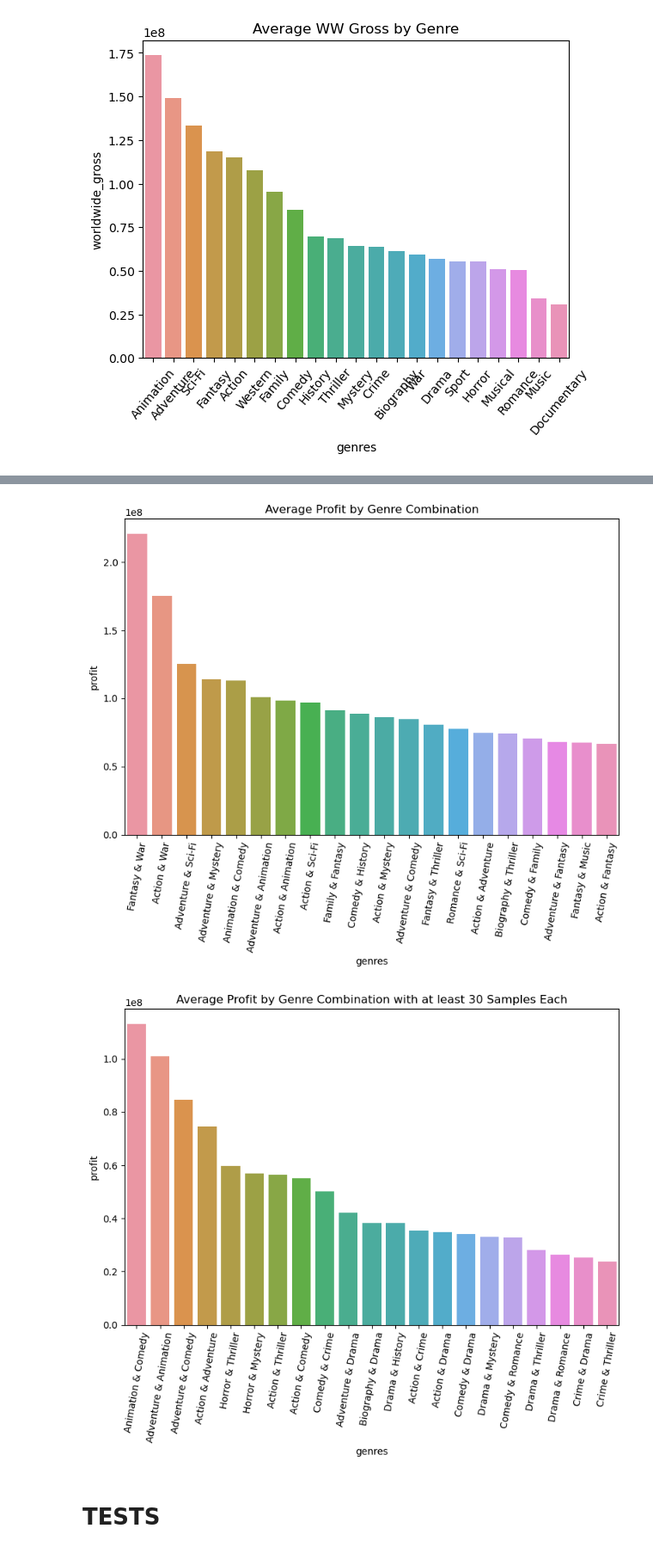
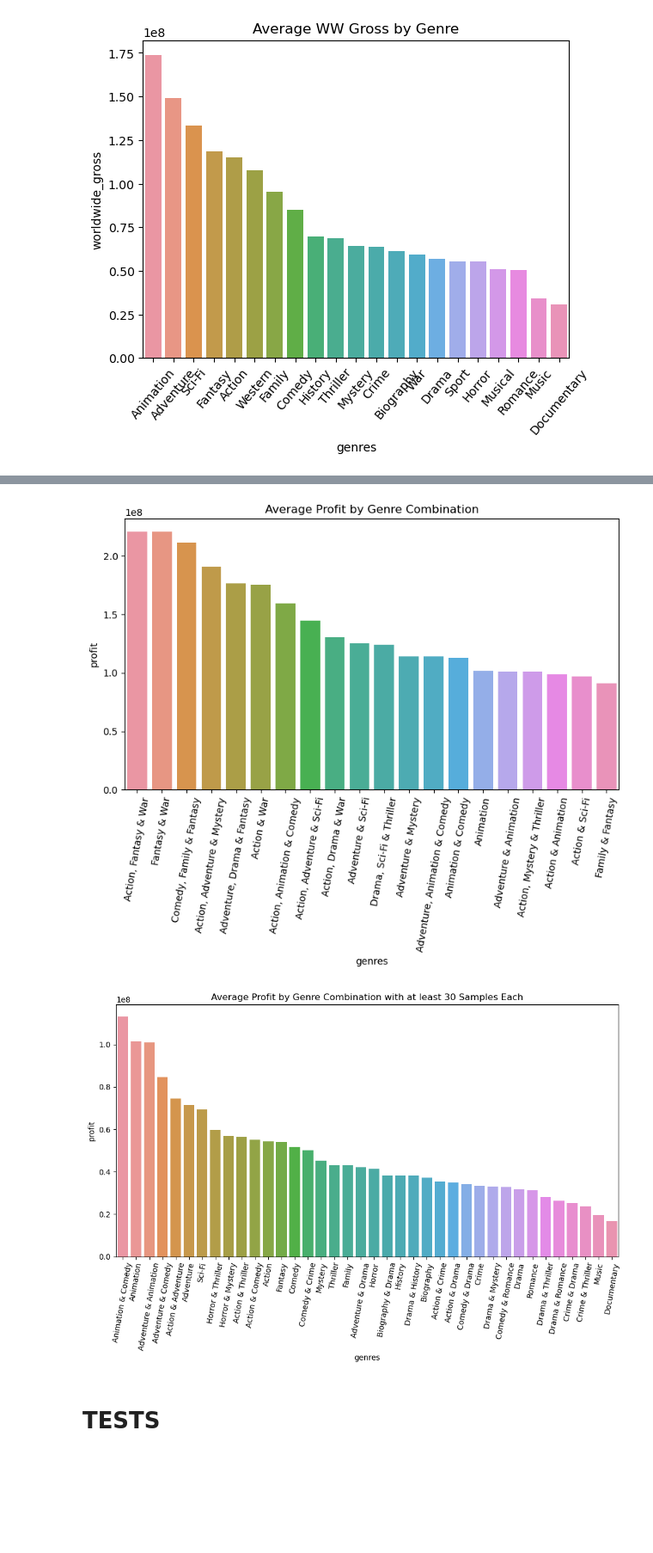
Before and after one commit to alexanderdaffara/Movies_Insights_EDA, a Jupyter notebook: Alex-Notebook.ipynb, the cells around one changed output, grey strips where cells are left out. Shown: that part at 86% size. Cells and saved outputs as stored; diff of their text form; code cells hidden in the pictures; blank space fills up the shorter version.

Commit message:
updated genre-grams to 3,2 and 1 grams

```diff
--- a/Alex-Notebook.ipynb
+++ b/Alex-Notebook.ipynb
@@ -432,14 +432,16 @@ plt.show()
 [figure]
 # %%
 # profit_genreTuples_df has genres tuples for each film split (exploded) into multiple rows
-# (max of 2 genre's per row)
 genreTuples_df = movie_basics_df.dropna(subset=['genres'])[['movie_id','primary_title','start_year','genres']]
 genreTuples_df['genres'] = genreTuples_df['genres'].map(lambda x: tuple(x.split(',')))
 profit_genreTuples_df = modern_budgets_df.merge(genreTuples_df,
                                                 how='inner',
                                                 left_on=['movie','release_year'],
                                                 right_on=['primary_title', 'start_year'])[['profit','genres']]
+# FOR CONCATENATED VERSION
+exploded = profit_genreTuples_df.explode('genres')
 
+# ONLY EXPLODING 3-GRAMS INTO 2-GRAMS
 for i in profit_genreTuples_df.index:
     row = profit_genreTuples_df.iloc[i]
 
@@ -457,7 +459,13 @@ for i in profit_genreTuples_df.index:
         new_row['genres'] = (genres[1],genres[2])
         profit_genreTuples_df = profit_genreTuples_df.append(new_row, ignore_index=True)
 
-profit_genreTuples_df = profit_genreTuples_df.loc[profit_genreTuples_df['genres'].map(lambda x: True if len(x) < 3 else False)]
-profit_genreTuples_df
+
+# REMOVING 3-GRAMS
+# profit_genreTuples_df = profit_genreTuples_df.loc[profit_genreTuples_df['genres'].map(lambda x: True if len(x) < 3 else False)]
+two_grams = profit_genreTuples_df.loc[profit_genreTuples_df['genres'].map(lambda x: True if len(x) >= 2 else False)]
+concatted = pd.concat([two_grams,exploded])
+
+profit_genreTuples_df = concatted
+concatted
 # %% [output]
 |  | profit | genres |
@@ -481,10 +496,14 @@ fig, ax = plt.subplots(figsize=(8,7))
 
 xlabels = []
 for g in grouped_tuples_df.index:
-    if len(g) == 2:
-        xlabels.append('{} & {}'.format(g[0],g[1]))
+    if type(g) == tuple:
+        if len(g) == 3:
+            xlabels.append('{}, {} & {}'.format(g[0],g[1],g[2]))
+        if len(g) == 2:
+            xlabels.append('{} & {}'.format(g[0],g[1]))
     else:
-        xlabels.append(g[0])
+#         xlabels.append(g[0])
+        xlabels.append(g)
 
 sns.barplot(x=grouped_tuples_df.index,
             y='profit',
@@ -495,36 +514,40 @@ plt.xticks(rotation=80)
 fig.tight_layout()
 plt.show()
 # %% [output]
-[figure, old version]
+[figure, new version]
 # %%
 # DATA FOR PROFIT PER GENRETUPLES WITH AT LEAST 30 SAMPLES EACH
+num_samples_per_genre_tuple = 30
 
 # reset grouped_tuples so its not just the top 20
 grouped_tuples_df = profit_genreTuples_df.groupby('genres').mean().sort_values(by='profit', ascending=False)
 
 # grouped_tuple_count_df has 129 unique genre-combo movies and single-genre movies (29 with over 30 samples)
 grouped_tuple_count_df = profit_genreTuples_df.groupby('genres').count()
-grouped_tuple_count_df = grouped_tuple_count_df.loc[grouped_tuple_count_df['profit'] > 30]
+grouped_tuple_count_df = grouped_tuple_count_df.loc[grouped_tuple_count_df['profit'] > num_samples_per_genre_tuple]
 tuple_profit_30samples_df = grouped_tuples_df.join(grouped_tuple_count_df, how='inner', rsuffix='_count').sort_values(by='profit', ascending=False)
 
-fig, ax = plt.subplots(figsize=(8,7))
+fig, ax = plt.subplots(figsize=(10,7))
 
 xlabels = []
 for g in tuple_profit_30samples_df.index:
-    if len(g) == 2:
-        xlabels.append('{} & {}'.format(g[0],g[1]))
+    if type(g) == tuple:
+        if len(g) == 3:
+            xlabels.append('{}, {} & {}'.format(g[0],g[1],g[2]))
+        if len(g) == 2:
+            xlabels.append('{} & {}'.format(g[0],g[1]))
     else:
-        xlabels.append(g[0])
+        xlabels.append(g)
 
 sns.barplot(x=tuple_profit_30samples_df.index,
             y='profit',
             data=tuple_profit_30samples_df,
             errwidth=0,
             ax=ax).set(title='Average Profit by Genre Combination with at least 30 Samples Each', xticklabels=xlabels)
 plt.xticks(rotation=80)
 fig.tight_layout()
 plt.show()
 # %% [output]
-[figure, old version]
+[figure, new version]
 # %% [markdown]
 # TESTS
```
Also changed, not shown: parts of 4 cells of this notebook.
